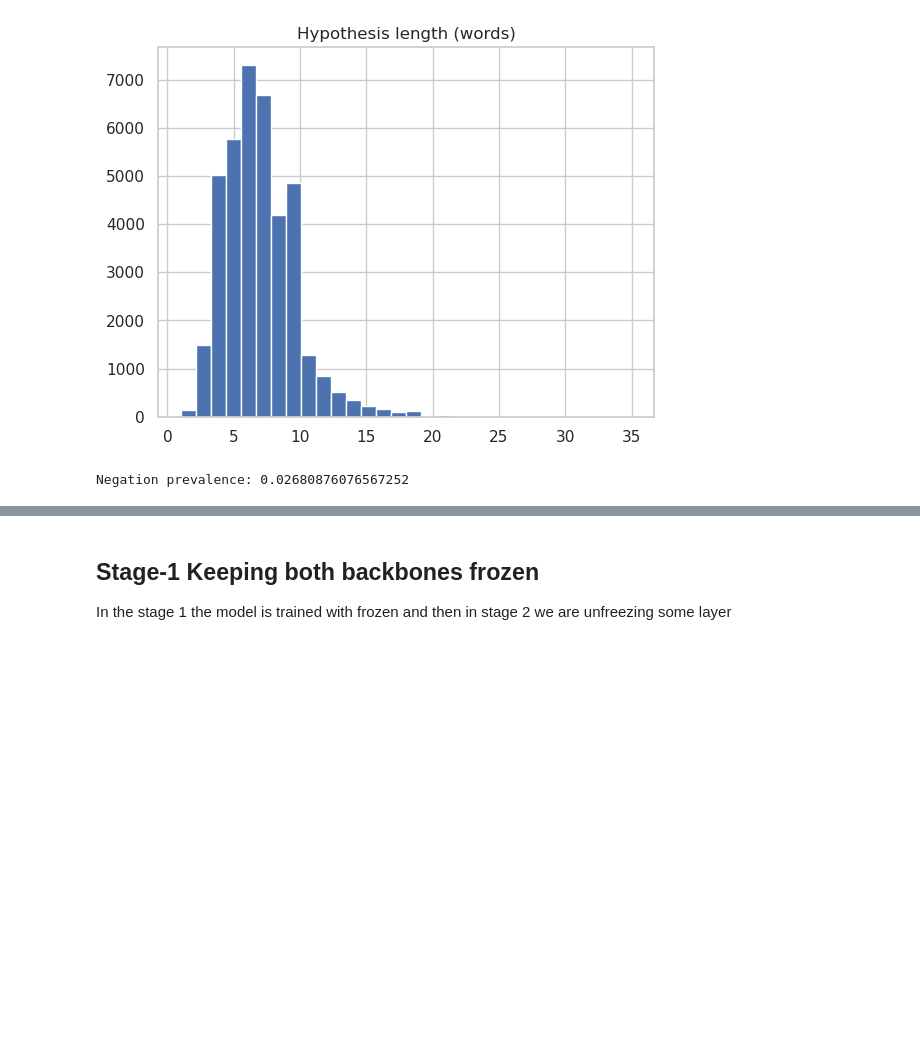
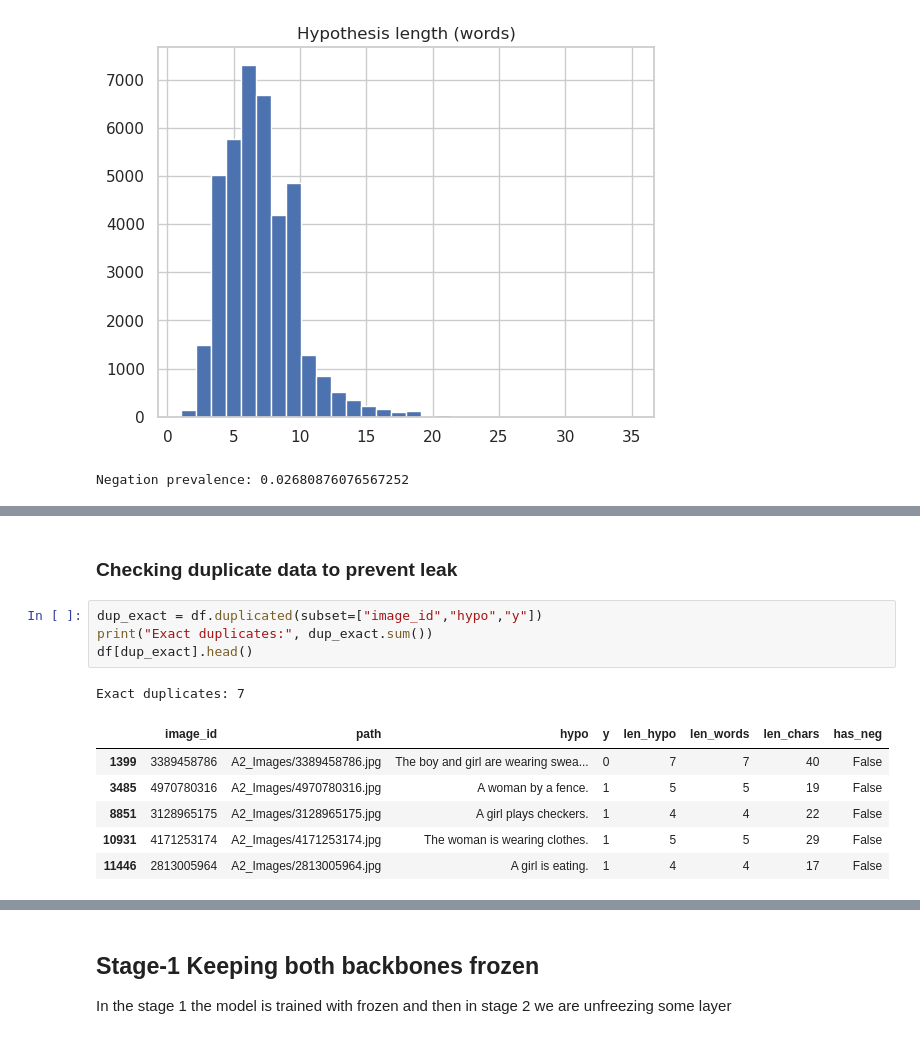
Before and after one commit to sheikhmunim/deep_learning_for_entailment_prediction-, a Jupyter notebook: assignment_2-Copy1.ipynb, the cells around one changed output, grey strips where cells are left out. Saved outputs shown, nothing was run; the diff lists cells and outputs as text; blank space fills up the shorter version.

```diff
--- a/assignment_2-Copy1.ipynb
+++ b/assignment_2-Copy1.ipynb
@@ -257,0 +294,14 @@ Negation prevalence: 0.02680876076567252
+# %% [markdown]
+### Checking duplicate data to prevent leak
+# %%
+dup_exact = df.duplicated(subset=["image_id","hypo","y"])
+print("Exact duplicates:", dup_exact.sum())
+df[dup_exact].head()
+# %% [output]
+Exact duplicates: 7
+|  | image_id | path | hypo | y | len_hypo | len_words | len_chars | has_neg |
+| 1399 | 3389458786 | A2_Images/3389458786.jpg | The boy and girl are wearing swea... | 0 | 7 | 7 | 40 | False |
+| 3485 | 4970780316 | A2_Images/4970780316.jpg | A woman by a fence. | 1 | 5 | 5 | 19 | False |
+| 8851 | 3128965175 | A2_Images/3128965175.jpg | A girl plays checkers. | 1 | 4 | 4 | 22 | False |
+| 10931 | 4171253174 | A2_Images/4171253174.jpg | The woman is wearing clothes. | 1 | 5 | 5 | 29 | False |
+| 11446 | 2813005964 | A2_Images/2813005964.jpg | A girl is eating. | 1 | 4 | 4 | 17 | False |
```
Also changed, not shown: parts of 36 cells of this notebook.
